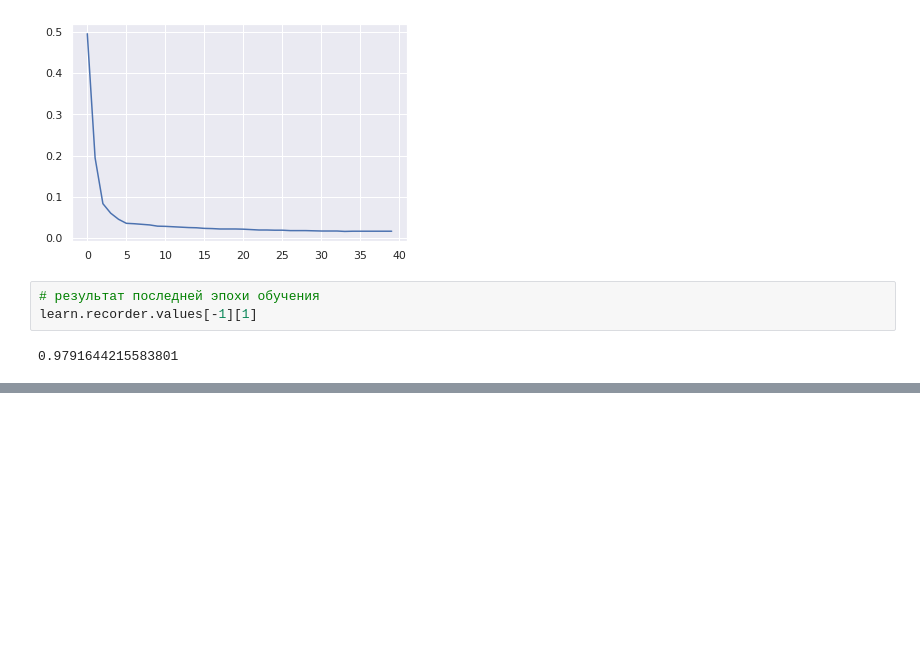
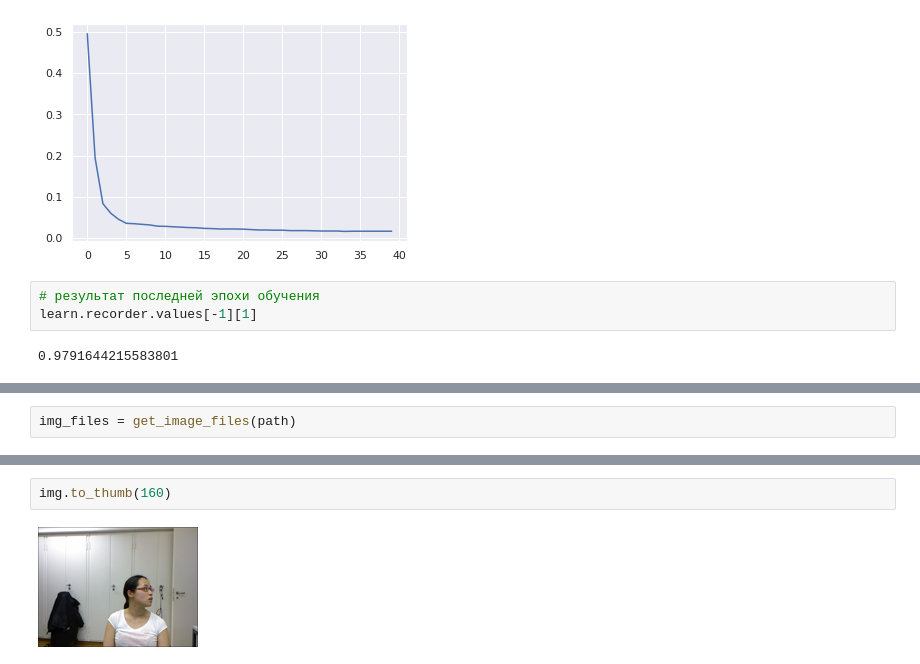
Before and after one commit to Segrey372017/pythorch_fasai_sandbox, a Jupyter notebook: pytorch_fastai_sandbox.ipynb, the cells around one changed output, grey strips where cells are left out. Saved outputs shown, nothing was run; the diff lists cells and outputs as text; blank space fills up the shorter version.

```diff
--- a/pytorch_fastai_sandbox.ipynb
+++ b/pytorch_fastai_sandbox.ipynb
@@ -511,0 +776,2 @@ learn.recorder.values[-1][1]
+# %%
+img_files = get_image_files(path)
@@ -511,0 +791,4 @@ learn.recorder.values[-1][1]
+# %%
+img.to_thumb(160)
+# %% [output]
+[figure, added]
```
Also changed, not shown: parts of 125 cells of this notebook.
